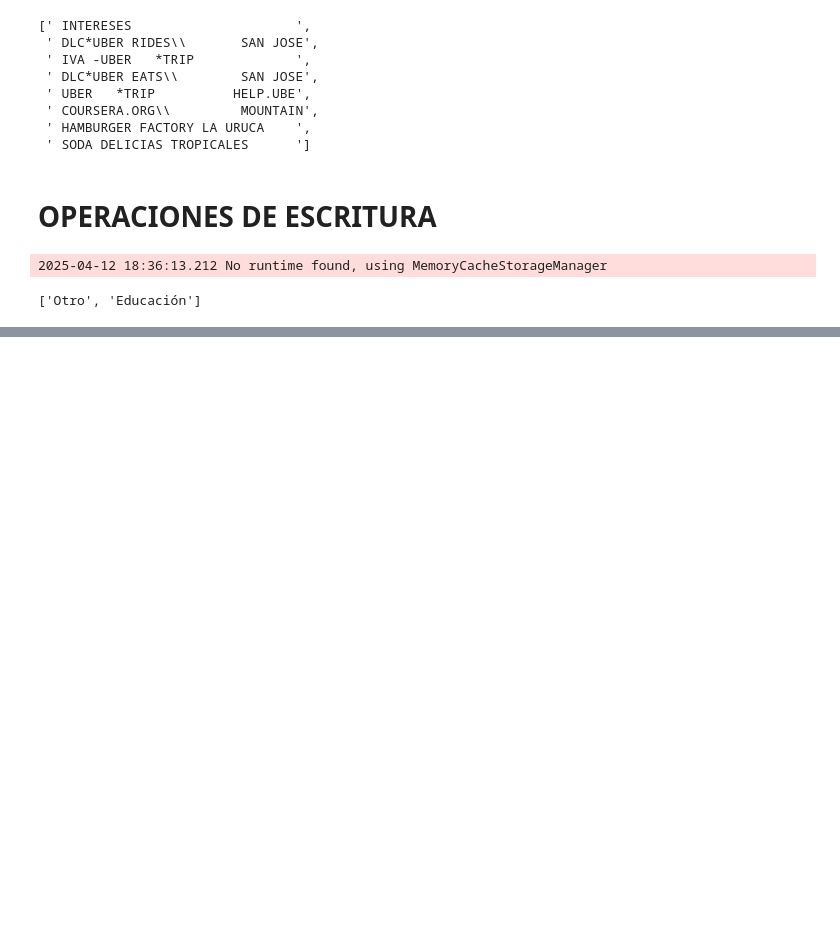
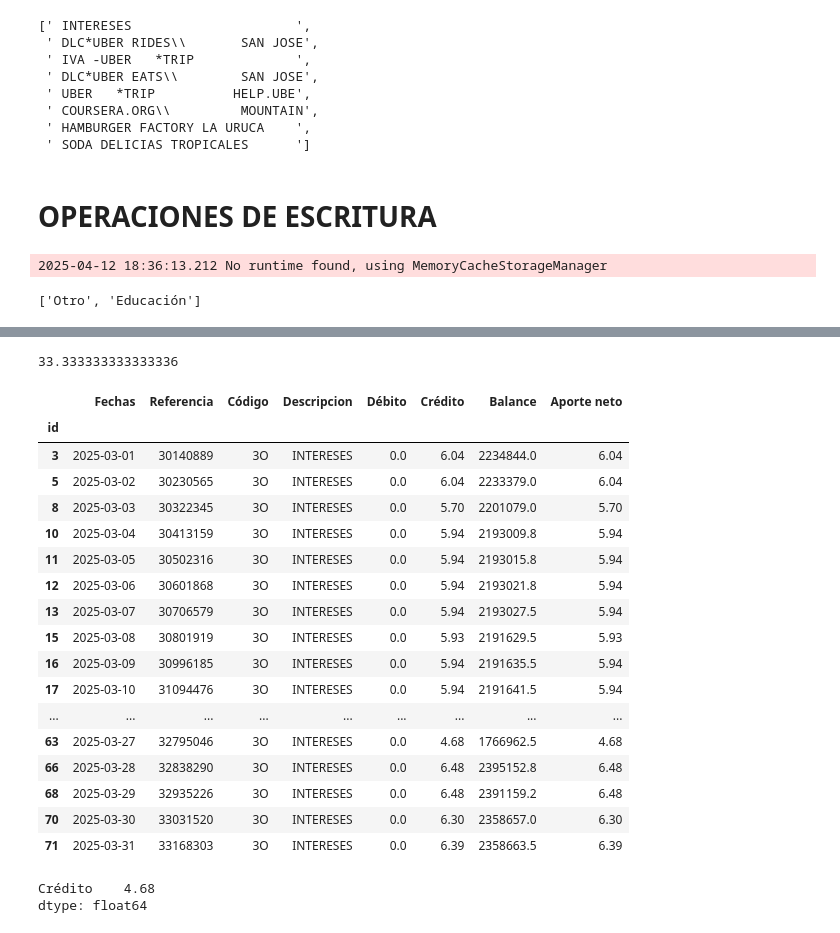
Before and after one commit to Gabriel-Aleman/MisesApp, a Jupyter notebook: scr/testNoteBook.ipynb, the cells around one changed output, grey strips where cells are left out. Cells and saved outputs as stored; diff of their text form; code cells hidden in the pictures; blank space fills up the shorter version.

```diff
--- a/scr/testNoteBook.ipynb
+++ b/scr/testNoteBook.ipynb
@@ -496,0 +397,3 @@ Error:
+# %%
+from procesarDatos import *
+o = datos()
@@ -496,0 +437,4 @@ Error:
+# %%
+200/6
+# %% [output]
+33.333333333333336
@@ -496,0 +449,27 @@ Error:
+# %%
+intereses_cod = " 3O"
+o.df.query("Código == @intereses_cod")
+# %% [output]
+|  | Fechas | Referencia | Código | Descripcion | Débito | Crédito | Balance | Aporte neto |
+| id |  |  |  |  |  |  |  |  |
+| 3 | 2025-03-01 | 30140889 | 3O | INTERESES | 0.0 | 6.04 | 2234844.0 | 6.04 |
+| 5 | 2025-03-02 | 30230565 | 3O | INTERESES | 0.0 | 6.04 | 2233379.0 | 6.04 |
+| 8 | 2025-03-03 | 30322345 | 3O | INTERESES | 0.0 | 5.70 | 2201079.0 | 5.70 |
+| 10 | 2025-03-04 | 30413159 | 3O | INTERESES | 0.0 | 5.94 | 2193009.8 | 5.94 |
+| 11 | 2025-03-05 | 30502316 | 3O | INTERESES | 0.0 | 5.94 | 2193015.8 | 5.94 |
+| 12 | 2025-03-06 | 30601868 | 3O | INTERESES | 0.0 | 5.94 | 2193021.8 | 5.94 |
+| 13 | 2025-03-07 | 30706579 | 3O | INTERESES | 0.0 | 5.94 | 2193027.5 | 5.94 |
+| 15 | 2025-03-08 | 30801919 | 3O | INTERESES | 0.0 | 5.93 | 2191629.5 | 5.93 |
+| 16 | 2025-03-09 | 30996185 | 3O | INTERESES | 0.0 | 5.94 | 2191635.5 | 5.94 |
+| 17 | 2025-03-10 | 31094476 | 3O | INTERESES | 0.0 | 5.94 | 2191641.5 | 5.94 |
+| ... | ... | ... | ... | ... | ... | ... | ... | ... |
+| 63 | 2025-03-27 | 32795046 | 3O | INTERESES | 0.0 | 4.68 | 1766962.5 | 4.68 |
+| 66 | 2025-03-28 | 32838290 | 3O | INTERESES | 0.0 | 6.48 | 2395152.8 | 6.48 |
+| 68 | 2025-03-29 | 32935226 | 3O | INTERESES | 0.0 | 6.48 | 2391159.2 | 6.48 |
+| 70 | 2025-03-30 | 33031520 | 3O | INTERESES | 0.0 | 6.30 | 2358657.0 | 6.30 |
+| 71 | 2025-03-31 | 33168303 | 3O | INTERESES | 0.0 | 6.39 | 2358663.5 | 6.39 |
+# %%
+o.colData("Crédito").min()
+# %% [output]
+Crédito    4.68
+dtype: float64
```
Also changed, not shown: parts of 50 cells of this notebook, 15 other files.
